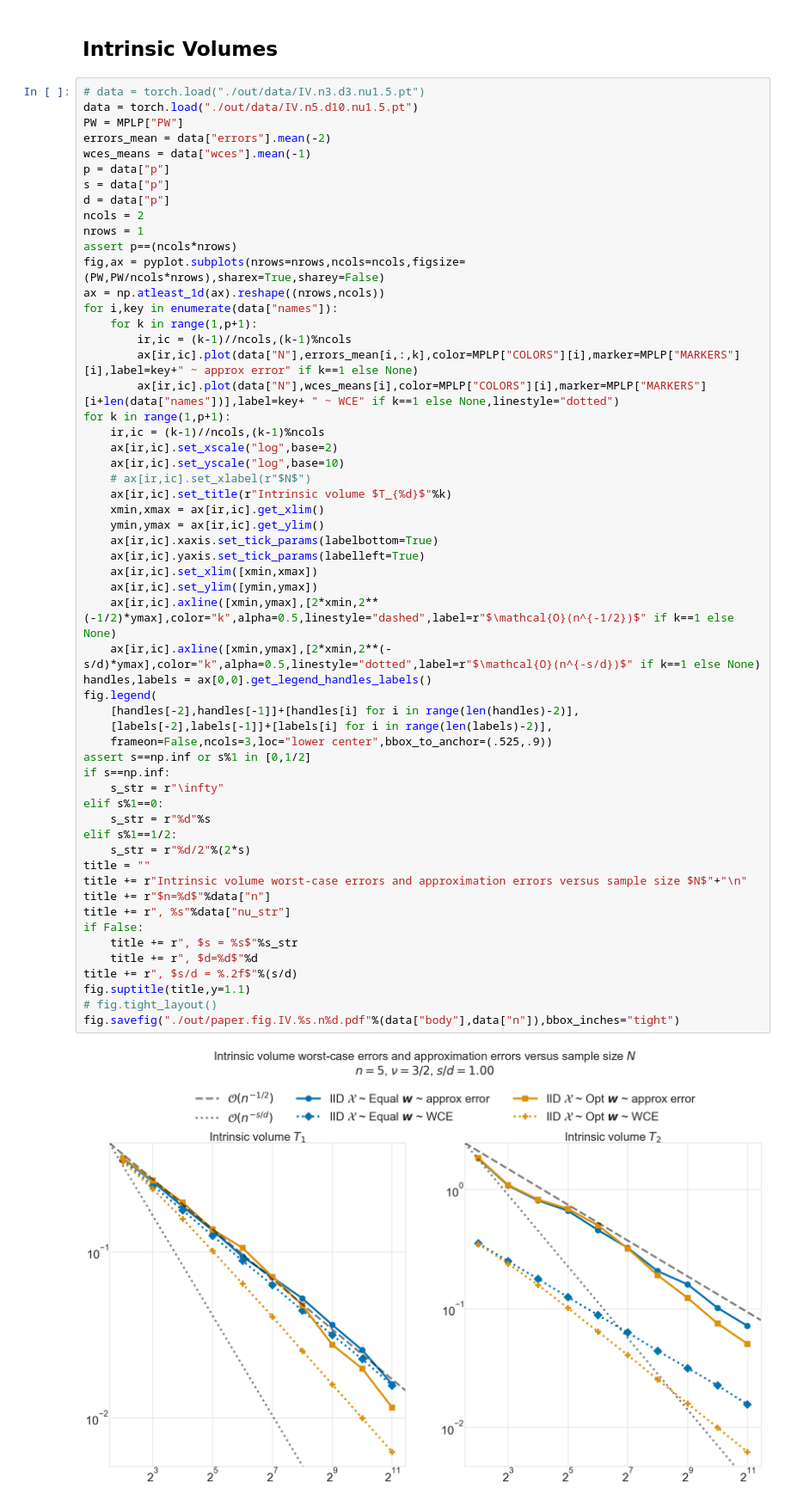
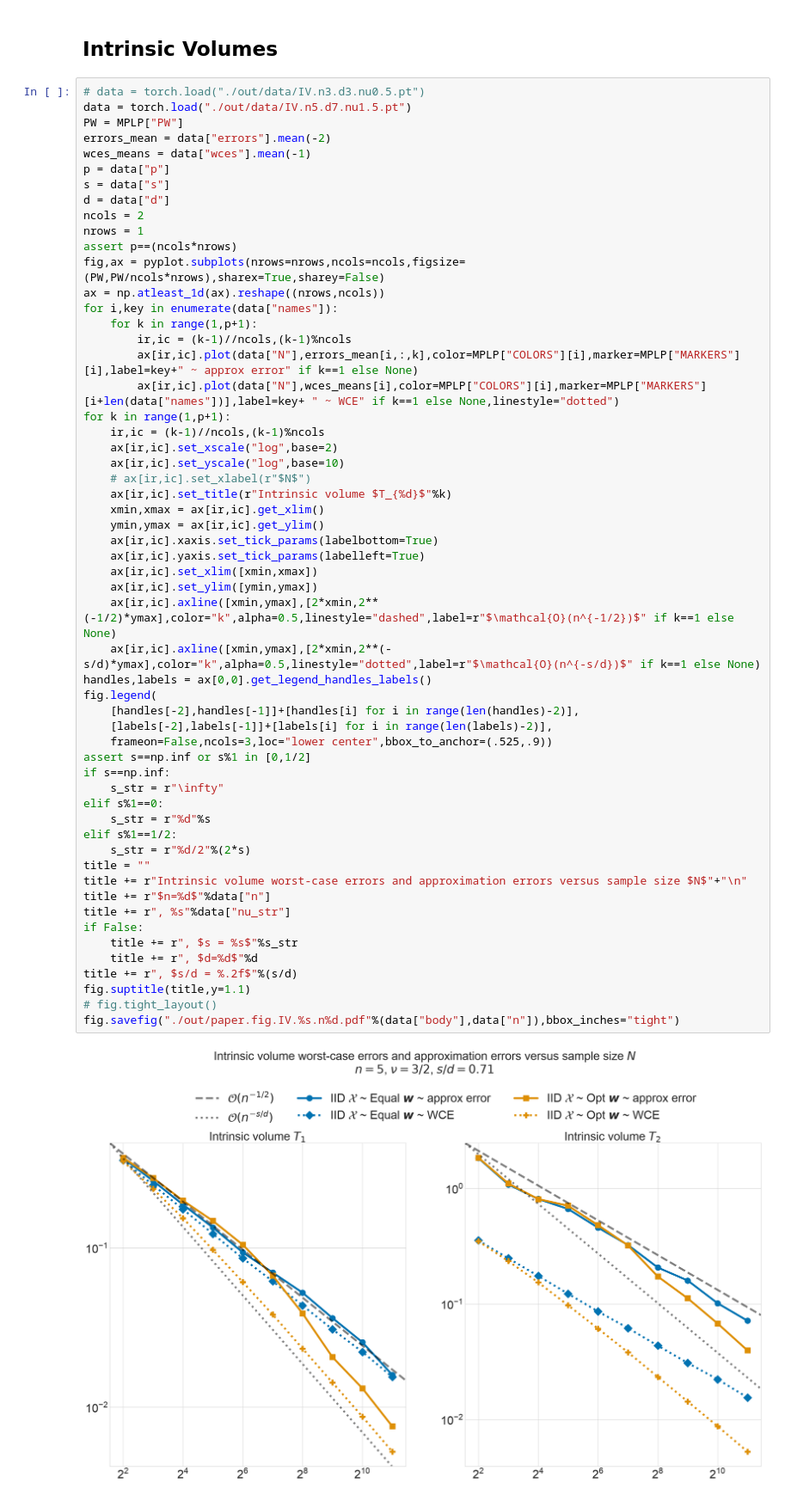
Before and after one commit to alegresor/rmatqmcpy, a Jupyter notebook: docs/examples/paper_plots.ipynb, the cells around one changed output. Shown at 86% size. Drawn from its saved outputs; the diff is of its cells as text.

```diff
--- a/docs/examples/paper_plots.ipynb
+++ b/docs/examples/paper_plots.ipynb
@@ -110,14 +110,14 @@ fig.savefig("./out/paper.fig.WCE.pdf",bbox_inches="tight",transparent=True)
 # %% [markdown]
 ## Intrinsic Volumes
 # %%
-# data = torch.load("./out/data/IV.n3.d3.nu1.5.pt")
-data = torch.load("./out/data/IV.n5.d10.nu1.5.pt")
+# data = torch.load("./out/data/IV.n3.d3.nu0.5.pt")
+data = torch.load("./out/data/IV.n5.d7.nu1.5.pt")
 PW = MPLP["PW"]
 errors_mean = data["errors"].mean(-2)
 wces_means = data["wces"].mean(-1)
 p = data["p"]
-s = data["p"]
-d = data["p"]
+s = data["s"]
+d = data["d"]
 ncols = 2
 nrows = 1
 assert p==(ncols*nrows)
@@ -139,31 +139,31 @@ for k in range(1,p+1):
     ax[ir,ic].xaxis.set_tick_params(labelbottom=True)
     ax[ir,ic].yaxis.set_tick_params(labelleft=True)
     ax[ir,ic].set_xlim([xmin,xmax])
     ax[ir,ic].set_ylim([ymin,ymax])
     ax[ir,ic].axline([xmin,ymax],[2*xmin,2**(-1/2)*ymax],color="k",alpha=0.5,linestyle="dashed",label=r"$\mathcal{O}(n^{-1/2})$" if k==1 else None)
     ax[ir,ic].axline([xmin,ymax],[2*xmin,2**(-s/d)*ymax],color="k",alpha=0.5,linestyle="dotted",label=r"$\mathcal{O}(n^{-s/d})$" if k==1 else None)
 handles,labels = ax[0,0].get_legend_handles_labels()
 fig.legend(
     [handles[-2],handles[-1]]+[handles[i] for i in range(len(handles)-2)],
     [labels[-2],labels[-1]]+[labels[i] for i in range(len(labels)-2)],
     frameon=False,ncols=3,loc="lower center",bbox_to_anchor=(.525,.9))
 assert s==np.inf or s%1 in [0,1/2]
 if s==np.inf:
     s_str = r"\infty"
 elif s%1==0:
     s_str = r"%d"%s
 elif s%1==1/2:
     s_str = r"%d/2"%(2*s)
 title = ""
 title += r"Intrinsic volume worst-case errors and approximation errors versus sample size $N$"+"\n"
 title += r"$n=%d$"%data["n"]
 title += r", %s"%data["nu_str"]
 if False:
     title += r", $s = %s$"%s_str
     title += r", $d=%d$"%d
 title += r", $s/d = %.2f$"%(s/d)
 fig.suptitle(title,y=1.1)
 # fig.tight_layout()
 fig.savefig("./out/paper.fig.IV.%s.n%d.pdf"%(data["body"],data["n"]),bbox_inches="tight")
 # %% [output]
-[figure, old version]
+[figure, new version]
```
Also changed, not shown: parts of 1 cell of this notebook, 1 other file.
